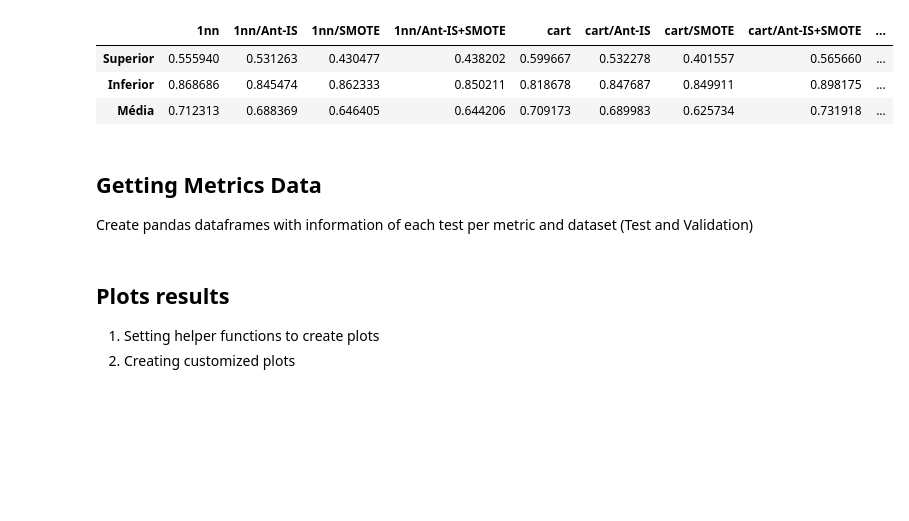
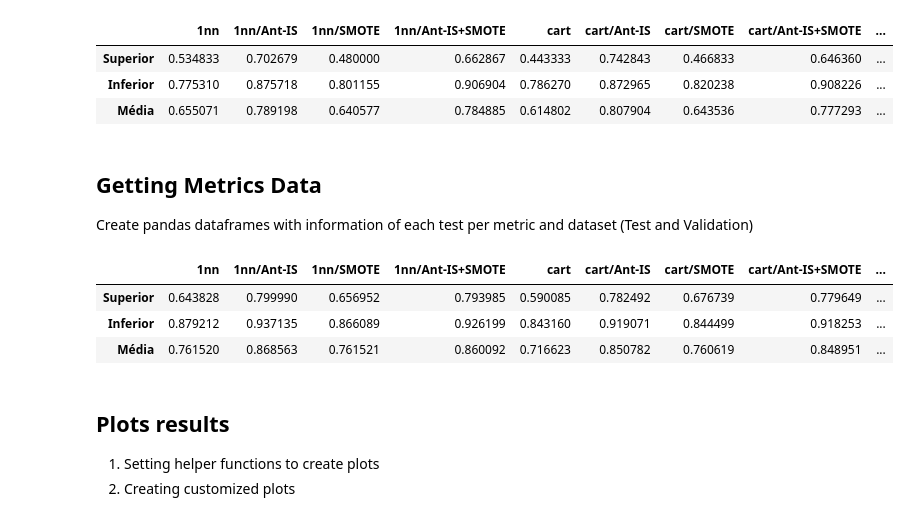
Before and after one commit to HenriqueHott/miloud-2013-ant-is, a Jupyter notebook: scores_analytics.ipynb, the cells around one changed output. Drawn from its saved outputs; the diff is of its cells as text; code cells hidden in the pictures; blank space fills up the shorter version.

```diff
--- a/scores_analytics.ipynb
+++ b/scores_analytics.ipynb
@@ -56,0 +5,6 @@ Improved random_forest:  outputs\improved_leit_random_forest_results.json
+# %%
+from modules.data.load_output import load_output
+
+path = "outputs/"
+algo_names = ["1nn", "cart", "mlp", "random_forest"]
+arit, esc, leit = load_output(path, algo_names)
@@ -61,10 +33,6 @@ def get_mean_class_metric(result, score_name, label, metric):
     counter = 0
     for key in result:
         if key.startswith('i'):
-            # print(key)
-            # print(score_name)
-            # print(label)
-            # print(metric)
             x = result[key][score_name][label][metric]
             metrics.append(x)
             counter+=1
@@ -107,38 +75,38 @@ def get_metric_df(database, metric, valid_base=False):
     row_superior = []
     for i in range(len(algo_names)):
         row_superior += [full[0][i], reduced[0][i], resampled[0][i], improved[0][i]]
 
 
     row_inferior = []
     for i in range(len(algo_names)):
         row_inferior += [full[1][i], reduced[1][i], resampled[1][i], improved[1][i]]
 
     row_avg = []
     for i in range(len(algo_names)):
         row_avg += [full[2][i], reduced[2][i], resampled[2][i], improved[2][i]]
 
-    rows = np.zeros((3,20))
+    rows = np.zeros((3,16))
     rows[0] = row_superior
     rows[1] = row_inferior
     rows[2] = row_avg
 
     columns = []
     for algo_name in algo_names:
         columns.append(algo_name)
         columns.append(algo_name + "/Ant-IS")
         columns.append(algo_name + "/SMOTE")
         columns.append(algo_name + "/Ant-IS+SMOTE")
 
 
     return pd.DataFrame(rows, columns=columns, index=["Superior", "Inferior", "Média"])
 
 
-get_metric_df(esc, "precision", valid_base=True)
+get_metric_df(leit, "precision", valid_base=False)
 # %% [output]
 |  | 1nn | 1nn/Ant-IS | 1nn/SMOTE | 1nn/Ant-IS+SMOTE | cart | cart/Ant-IS | cart/SMOTE | cart/Ant-IS+SMOTE | ... |
-| Superior | 0.555940 | 0.531263 | 0.430477 | 0.438202 | 0.599667 | 0.532278 | 0.401557 | 0.565660 | ... |
-| Inferior | 0.868686 | 0.845474 | 0.862333 | 0.850211 | 0.818678 | 0.847687 | 0.849911 | 0.898175 | ... |
-| Média | 0.712313 | 0.688369 | 0.646405 | 0.644206 | 0.709173 | 0.689983 | 0.625734 | 0.731918 | ... |
+| Superior | 0.534833 | 0.702679 | 0.480000 | 0.662867 | 0.443333 | 0.742843 | 0.466833 | 0.646360 | ... |
+| Inferior | 0.775310 | 0.875718 | 0.801155 | 0.906904 | 0.786270 | 0.872965 | 0.820238 | 0.908226 | ... |
+| Média | 0.655071 | 0.789198 | 0.640577 | 0.784885 | 0.614802 | 0.807904 | 0.643536 | 0.777293 | ... |
 # %% [markdown]
 ## Getting Metrics Data
 
@@ -164,6 +132,13 @@ leit_test_recall_df = get_metric_df(leit, "recall")
 leit_valid_recall_df = get_metric_df(leit, "recall", valid_base=True)
 leit_test_fmeasure_df = get_metric_df(leit, "f1-score")
 leit_valid_fmeasure_df = get_metric_df(leit, "f1-score", valid_base=True)
+
+arit_test_fmeasure_df
+# %% [output]
+|  | 1nn | 1nn/Ant-IS | 1nn/SMOTE | 1nn/Ant-IS+SMOTE | cart | cart/Ant-IS | cart/SMOTE | cart/Ant-IS+SMOTE | ... |
+| Superior | 0.643828 | 0.799990 | 0.656952 | 0.793985 | 0.590085 | 0.782492 | 0.676739 | 0.779649 | ... |
+| Inferior | 0.879212 | 0.937135 | 0.866089 | 0.926199 | 0.843160 | 0.919071 | 0.844499 | 0.918253 | ... |
+| Média | 0.761520 | 0.868563 | 0.761521 | 0.860092 | 0.716623 | 0.850782 | 0.760619 | 0.848951 | ... |
 # %% [markdown]
 ## Plots results
 
```
Also changed, not shown: parts of 13 cells of this notebook, 13 other files.
